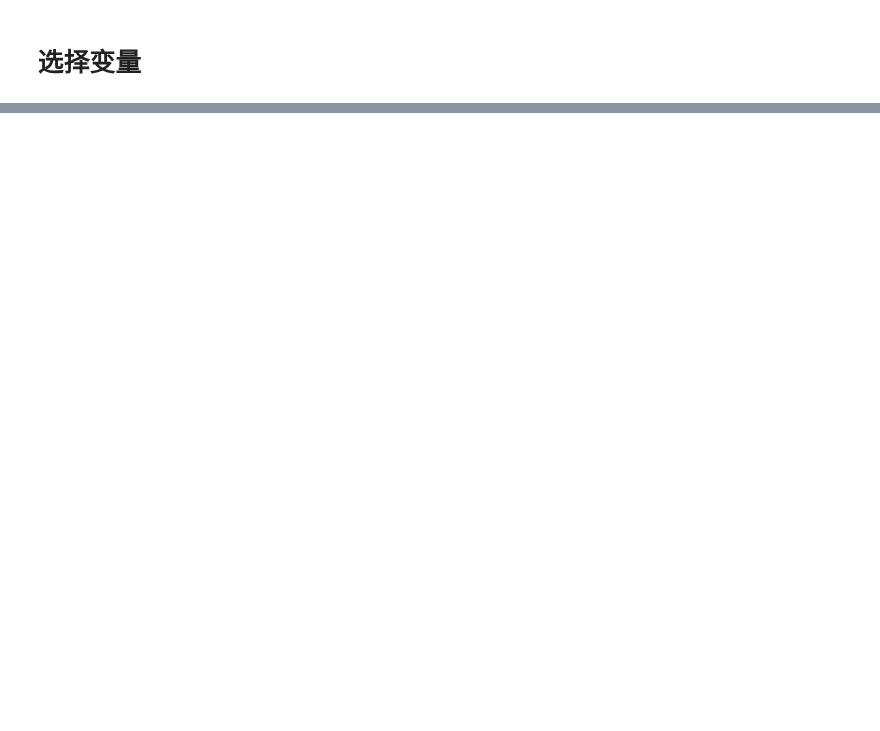
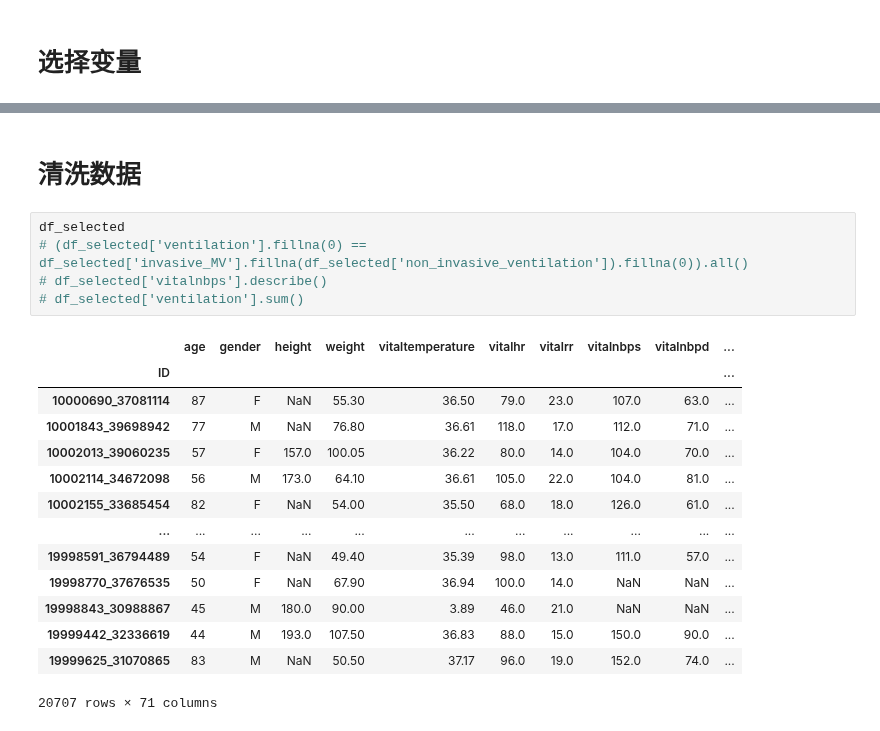
Before and after one commit to xuxu-wei/sepsis-mortality, a Jupyter notebook: data_process/MIMIC_IV-data-clean.ipynb, the cells around one changed output, grey strips where cells are left out. Cells and saved outputs as stored; diff of their text form; blank space fills up the shorter version.

```diff
--- a/data_process/MIMIC_IV-data-clean.ipynb
+++ b/data_process/MIMIC_IV-data-clean.ipynb
@@ -110,0 +159,22 @@ df_selected.to_excel(f'{DATA}/EXIT_SEP_selected.xlsx', index=False)
+# %% [markdown]
+# 清洗数据
+# %%
+df_selected
+# (df_selected['ventilation'].fillna(0) == df_selected['invasive_MV'].fillna(df_selected['non_invasive_ventilation']).fillna(0)).all()
+# df_selected['vitalnbps'].describe()
+# df_selected['ventilation'].sum()
+# %% [output]
+|  | age | gender | height | weight | vitaltemperature | vitalhr | vitalrr | vitalnbps | vitalnbpd | ... |
+| ID |  |  |  |  |  |  |  |  |  | ... |
+| 10000690_37081114 | 87 | F | NaN | 55.30 | 36.50 | 79.0 | 23.0 | 107.0 | 63.0 | ... |
+| 10001843_39698942 | 77 | M | NaN | 76.80 | 36.61 | 118.0 | 17.0 | 112.0 | 71.0 | ... |
+| 10002013_39060235 | 57 | F | 157.0 | 100.05 | 36.22 | 80.0 | 14.0 | 104.0 | 70.0 | ... |
+| 10002114_34672098 | 56 | M | 173.0 | 64.10 | 36.61 | 105.0 | 22.0 | 104.0 | 81.0 | ... |
+| 10002155_33685454 | 82 | F | NaN | 54.00 | 35.50 | 68.0 | 18.0 | 126.0 | 61.0 | ... |
+| ... | ... | ... | ... | ... | ... | ... | ... | ... | ... | ... |
+| 19998591_36794489 | 54 | F | NaN | 49.40 | 35.39 | 98.0 | 13.0 | 111.0 | 57.0 | ... |
+| 19998770_37676535 | 50 | F | NaN | 67.90 | 36.94 | 100.0 | 14.0 | NaN | NaN | ... |
+| 19998843_30988867 | 45 | M | 180.0 | 90.00 | 3.89 | 46.0 | 21.0 | NaN | NaN | ... |
+| 19999442_32336619 | 44 | M | 193.0 | 107.50 | 36.83 | 88.0 | 15.0 | 150.0 | 90.0 | ... |
+| 19999625_31070865 | 83 | M | NaN | 50.50 | 37.17 | 96.0 | 19.0 | 152.0 | 74.0 | ... |
+20707 rows × 71 columns
```
Also changed, not shown: parts of 6 cells of this notebook, 12 other files.
